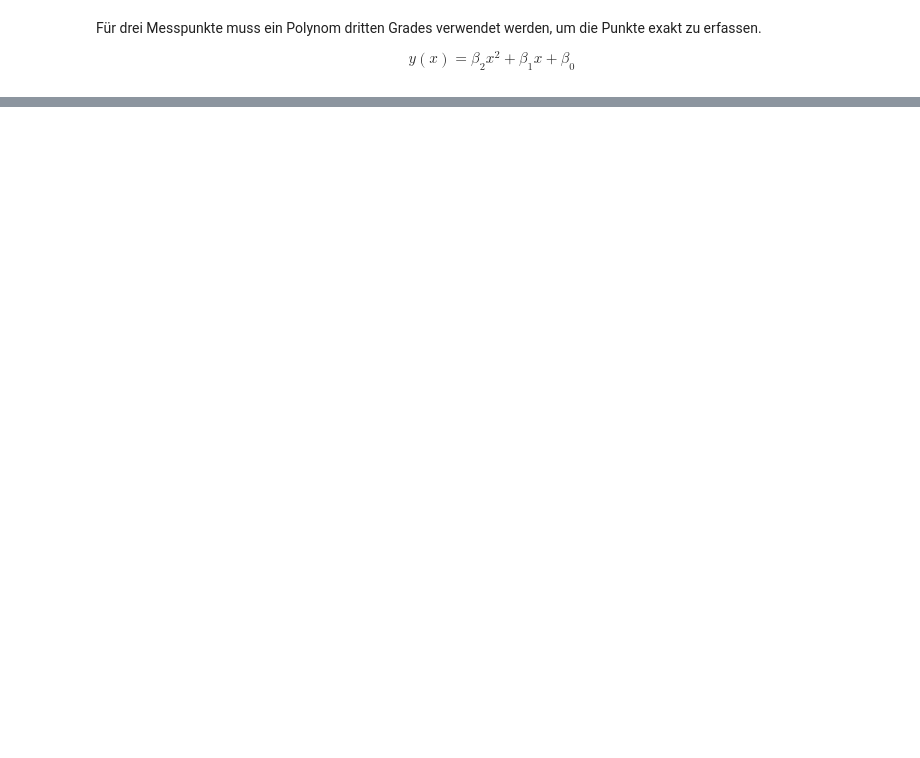
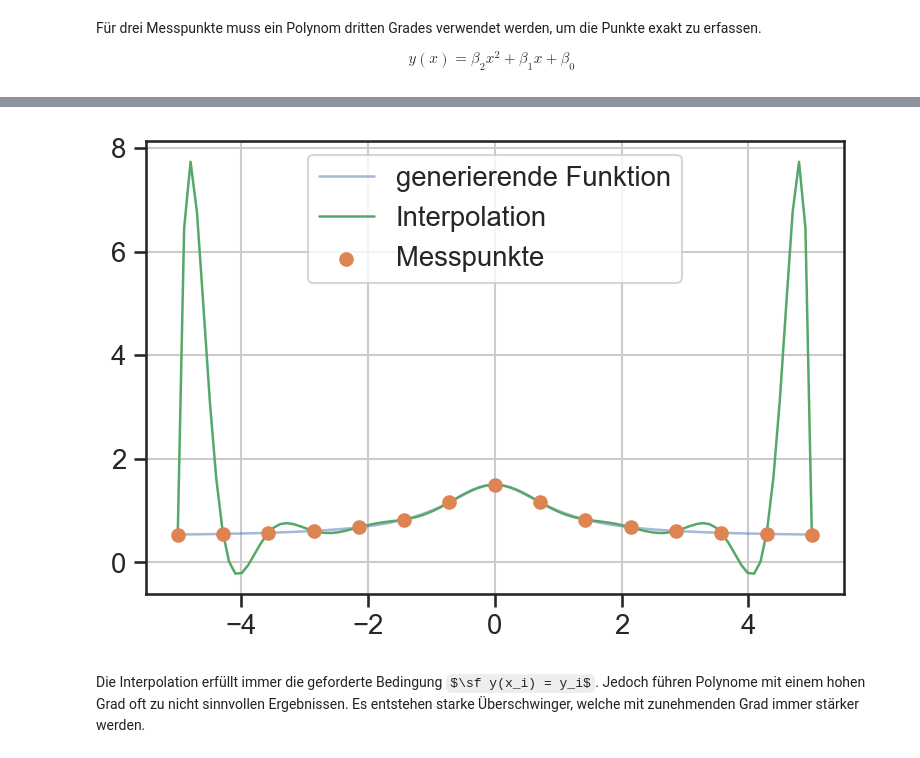
Before and after one commit to lu-kas/Vorlesung_Ingenieurinformatik, a Jupyter notebook: Content/Script/03_datenanalyse/0331_interpolation.ipynb, the cells around one changed output, grey strips where cells are left out. Drawn from its saved outputs; the diff is of its cells as text; code cells hidden in the pictures; some formulas as TeX source; blank space fills up the shorter version.

```diff
--- a/Content/Script/03_datenanalyse/0331_interpolation.ipynb
+++ b/Content/Script/03_datenanalyse/0331_interpolation.ipynb
@@ -185,0 +254,16 @@ plt.grid();
+# %%
+n = 15
+xi = np.linspace(xmin, xmax, n)
+yi = fnk(xi)
+
+P = np.polyfit(xi, yi, n-1)
+
+plt.plot(x, y, color='C0', alpha=0.5, label='generierende Funktion')
+plt.plot(x, np.polyval(P, x), color='C2', label='Interpolation')
+plt.scatter(xi, yi, color='C1', label='Messpunkte', zorder=3)
+plt.legend()
+plt.grid();
+# %% [output]
+[figure, added]
+# %% [markdown]
+Die Interpolation erfüllt immer die geforderte Bedingung $\sf y(x_i) = y_i$. Jedoch führen Polynome mit einem hohen Grad oft zu nicht sinnvollen Ergebnissen. Es entstehen starke Überschwinger, welche mit zunehmenden Grad immer stärker werden.
```
Also changed, not shown: parts of 20 cells of this notebook.
